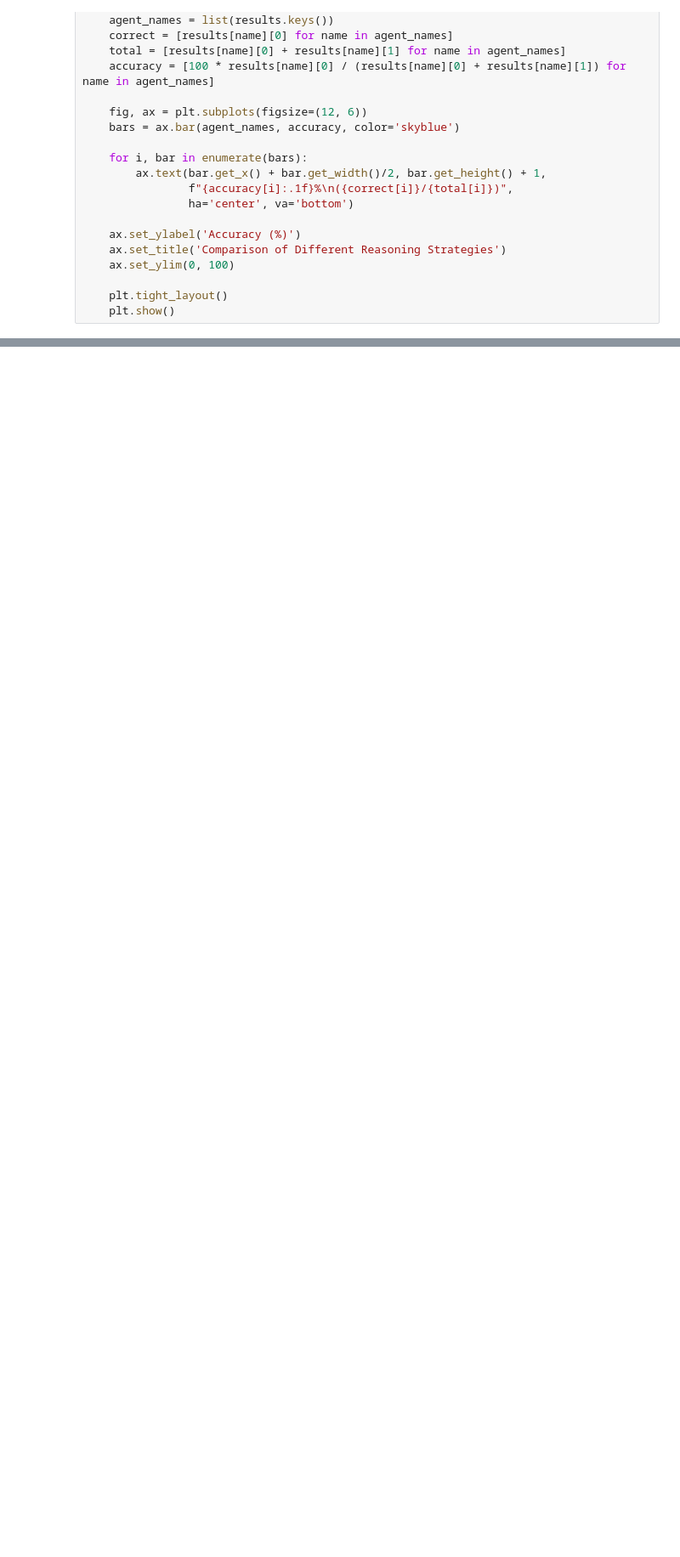
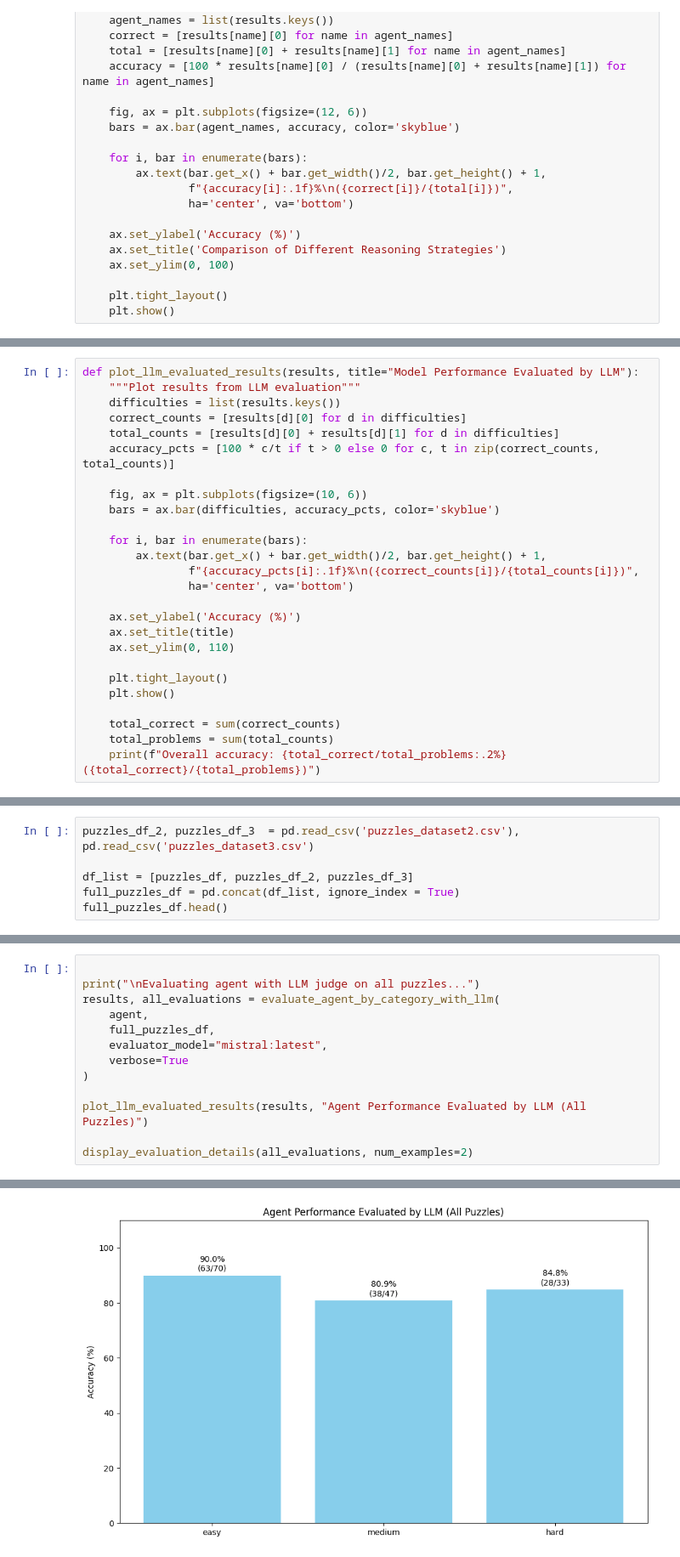
Before and after one commit to LLM-based-puzzle-solver/Cuda-project, a Jupyter notebook: CUDA_projekt.ipynb, the cells around one changed output, grey strips where cells are left out. Shown at 85% size. Drawn from its saved outputs; the diff is of its cells as text; blank space fills up the shorter version.

Commit message:
Model output evaluation by a different model

```diff
--- a/CUDA_projekt.ipynb
+++ b/CUDA_projekt.ipynb
@@ -510,0 +614,26 @@ Chain of Thought reasoning with diverse examples:
+# %%
+def plot_llm_evaluated_results(results, title="Model Performance Evaluated by LLM"):
+    """Plot results from LLM evaluation"""
+    difficulties = list(results.keys())
+    correct_counts = [results[d][0] for d in difficulties]
+    total_counts = [results[d][0] + results[d][1] for d in difficulties]
+    accuracy_pcts = [100 * c/t if t > 0 else 0 for c, t in zip(correct_counts, total_counts)]
+
+    fig, ax = plt.subplots(figsize=(10, 6))
+    bars = ax.bar(difficulties, accuracy_pcts, color='skyblue')
+
+    for i, bar in enumerate(bars):
+        ax.text(bar.get_x() + bar.get_width()/2, bar.get_height() + 1,
+                f"{accuracy_pcts[i]:.1f}%\n({correct_counts[i]}/{total_counts[i]})",
+                ha='center', va='bottom')
+
+    ax.set_ylabel('Accuracy (%)')
+    ax.set_title(title)
+    ax.set_ylim(0, 110)
+
+    plt.tight_layout()
+    plt.show()
+
+    total_correct = sum(correct_counts)
+    total_problems = sum(total_counts)
+    print(f"Overall accuracy: {total_correct/total_problems:.2%} ({total_correct}/{total_problems})")
@@ -510,0 +667,6 @@ Chain of Thought reasoning with diverse examples:
+# %%
+puzzles_df_2, puzzles_df_3  = pd.read_csv('puzzles_dataset2.csv'), pd.read_csv('puzzles_dataset3.csv')
+
+df_list = [puzzles_df, puzzles_df_2, puzzles_df_3]
+full_puzzles_df = pd.concat(df_list, ignore_index = True)
+full_puzzles_df.head()
@@ -510,0 +680,14 @@ Chain of Thought reasoning with diverse examples:
+# %%
+
+print("\nEvaluating agent with LLM judge on all puzzles...")
+results, all_evaluations = evaluate_agent_by_category_with_llm(
+    agent,
+    full_puzzles_df,
+    evaluator_model="mistral:latest",
+    verbose=True
+)
+
+plot_llm_evaluated_results(results, "Agent Performance Evaluated by LLM (All Puzzles)")
+
+display_evaluation_details(all_evaluations, num_examples=2)
+# %% [output]
@@ -510,0 +711 @@ Chain of Thought reasoning with diverse examples:
+[figure, added]
```
Also changed, not shown: parts of 11 cells of this notebook.
